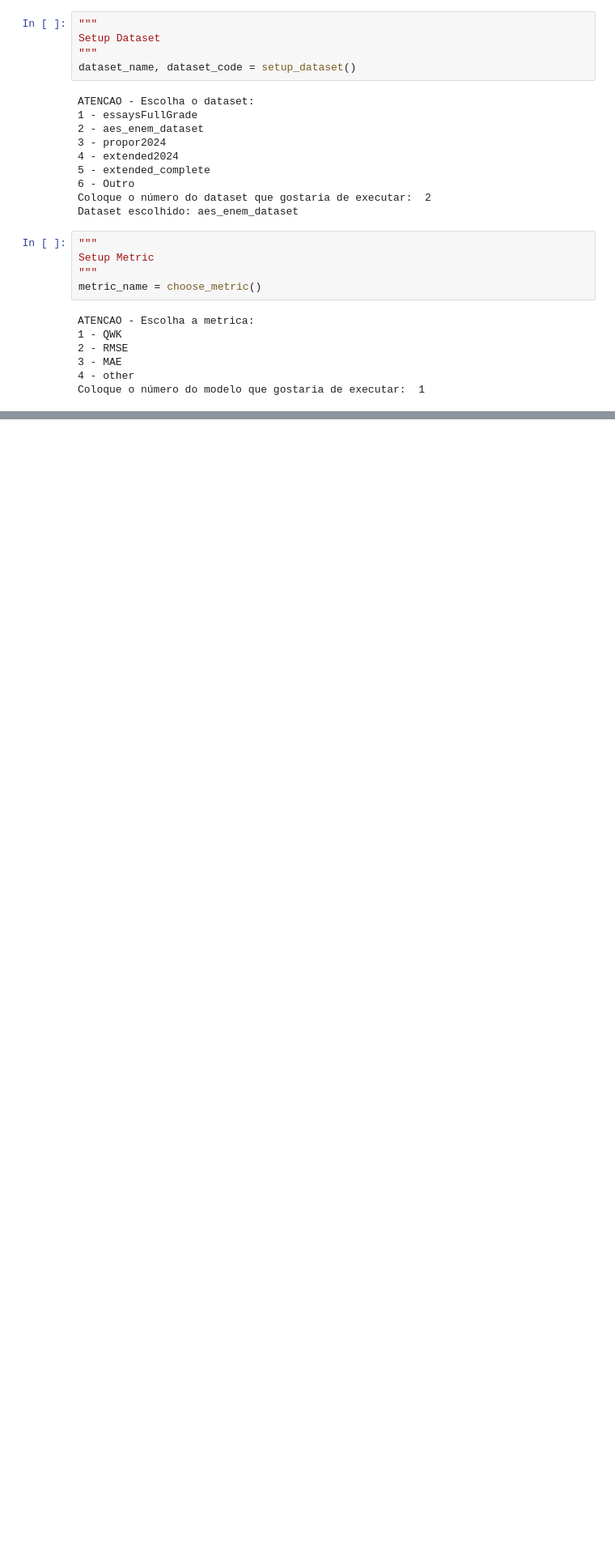
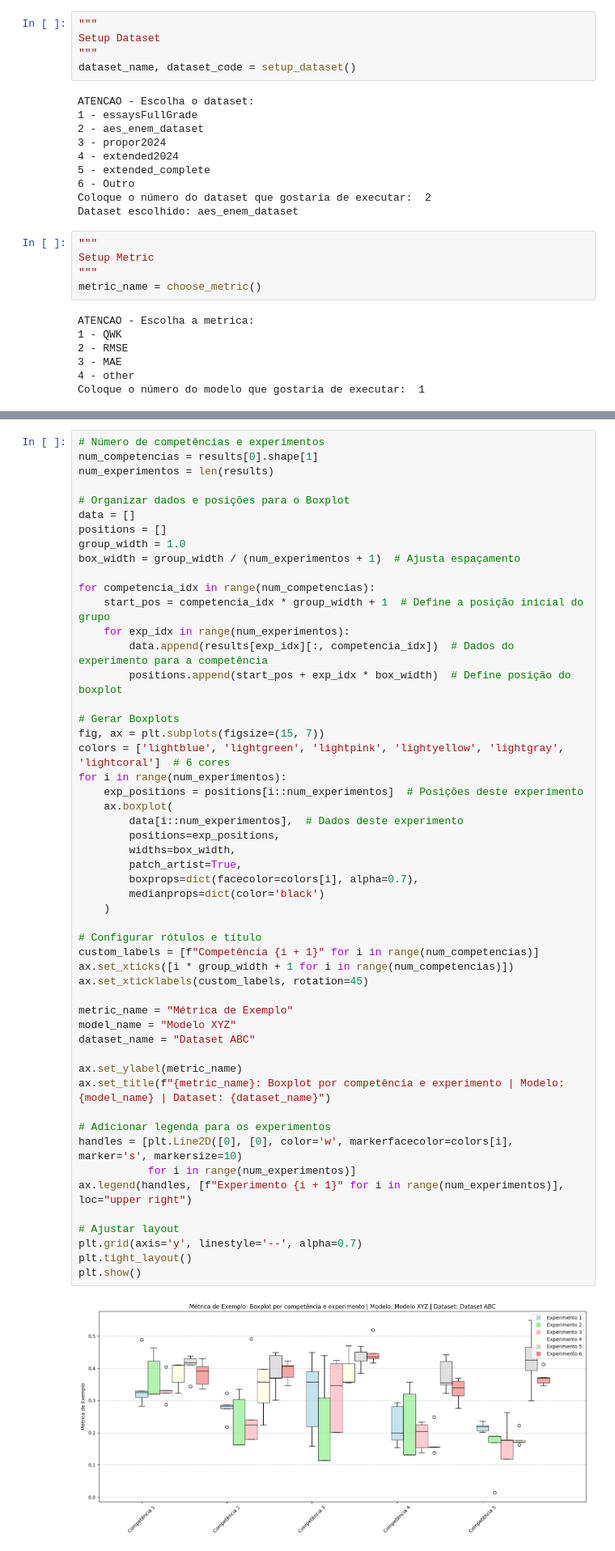
Before and after one commit to dslcosta1/AutomatedENEMEssaysCorrectionUsingChatBots, a Jupyter notebook: EvaluateResults.ipynb, the cells around one changed output, grey strips where cells are left out. Shown at 81% size. Saved outputs shown, nothing was run; the diff lists cells and outputs as text; blank space fills up the shorter version.

```diff
--- a/EvaluateResults.ipynb
+++ b/EvaluateResults.ipynb
@@ -138,0 +251,54 @@ gc.collect()
+# %%
+# Número de competências e experimentos
+num_competencias = results[0].shape[1]
+num_experimentos = len(results)
+
+# Organizar dados e posições para o Boxplot
+data = []
+positions = []
+group_width = 1.0
+box_width = group_width / (num_experimentos + 1)  # Ajusta espaçamento
+
+for competencia_idx in range(num_competencias):
+    start_pos = competencia_idx * group_width + 1  # Define a posição inicial do grupo
+    for exp_idx in range(num_experimentos):
+        data.append(results[exp_idx][:, competencia_idx])  # Dados do experimento para a competência
+        positions.append(start_pos + exp_idx * box_width)  # Define posição do boxplot
+
+# Gerar Boxplots
+fig, ax = plt.subplots(figsize=(15, 7))
+colors = ['lightblue', 'lightgreen', 'lightpink', 'lightyellow', 'lightgray', 'lightcoral']  # 6 cores
+for i in range(num_experimentos):
+    exp_positions = positions[i::num_experimentos]  # Posições deste experimento
+    ax.boxplot(
+        data[i::num_experimentos],  # Dados deste experimento
+        positions=exp_positions,
+        widths=box_width,
+        patch_artist=True,
+        boxprops=dict(facecolor=colors[i], alpha=0.7),
+        medianprops=dict(color='black')
+    )
+
+# Configurar rótulos e título
+custom_labels = [f"Competência {i + 1}" for i in range(num_competencias)]
+ax.set_xticks([i * group_width + 1 for i in range(num_competencias)])
+ax.set_xticklabels(custom_labels, rotation=45)
+
+metric_name = "Métrica de Exemplo"
+model_name = "Modelo XYZ"
+dataset_name = "Dataset ABC"
+
+ax.set_ylabel(metric_name)
+ax.set_title(f"{metric_name}: Boxplot por competência e experimento | Modelo: {model_name} | Dataset: {dataset_name}")
+
+# Adicionar legenda para os experimentos
+handles = [plt.Line2D([0], [0], color='w', markerfacecolor=colors[i], marker='s', markersize=10)
+           for i in range(num_experimentos)]
+ax.legend(handles, [f"Experimento {i + 1}" for i in range(num_experimentos)], loc="upper right")
+
+# Ajustar layout
+plt.grid(axis='y', linestyle='--', alpha=0.7)
+plt.tight_layout()
+plt.show()
+# %% [output]
+[figure, added]
```
Also changed, not shown: parts of 11 cells of this notebook, 48 other files.
